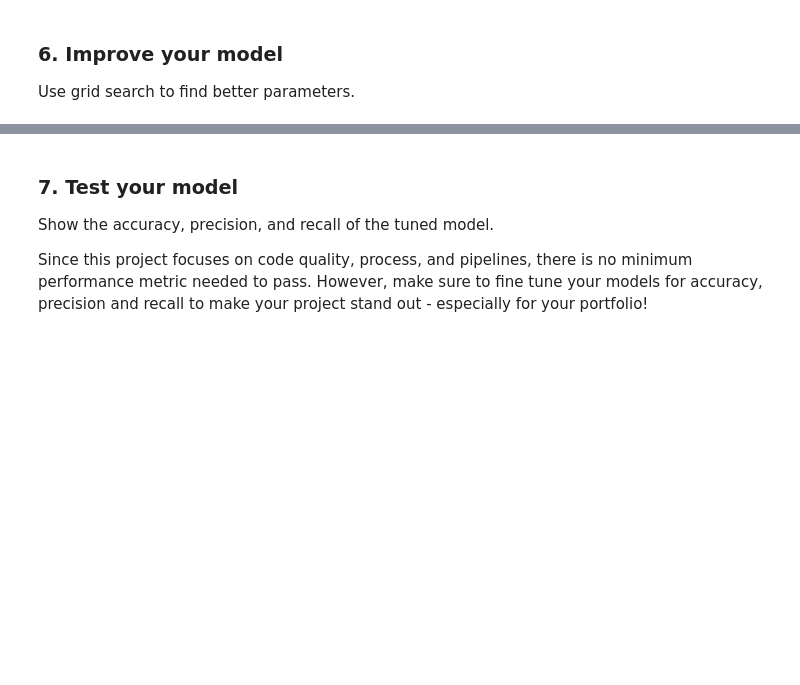
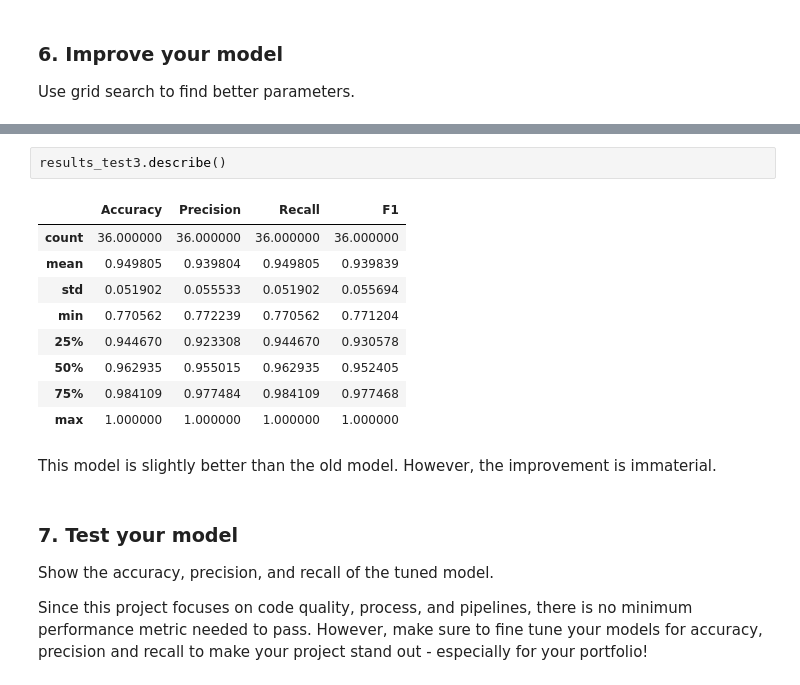
Before and after one commit to rafael-roldao/udct_data_engineering, a Jupyter notebook: ML Pipeline Preparation.ipynb, the cells around one changed output, grey strips where cells are left out. Drawn from its saved outputs; the diff is of its cells as text; blank space fills up the shorter version.

```diff
--- a/ML Pipeline Preparation.ipynb
+++ b/ML Pipeline Preparation.ipynb
@@ -251,3 +366,17 @@ cv =
+# %%
+results_test3.describe()
+# %% [output]
+|  | Accuracy | Precision | Recall | F1 |
+| count | 36.000000 | 36.000000 | 36.000000 | 36.000000 |
+| mean | 0.949805 | 0.939804 | 0.949805 | 0.939839 |
+| std | 0.051902 | 0.055533 | 0.051902 | 0.055694 |
+| min | 0.770562 | 0.772239 | 0.770562 | 0.771204 |
+| 25% | 0.944670 | 0.923308 | 0.944670 | 0.930578 |
+| 50% | 0.962935 | 0.955015 | 0.962935 | 0.952405 |
+| 75% | 0.984109 | 0.977484 | 0.984109 | 0.977468 |
+| max | 1.000000 | 1.000000 | 1.000000 | 1.000000 |
+# %% [markdown]
+This model is slightly better than the old model. However, the improvement is immaterial.
 # %% [markdown]
 ### 7. Test your model
 Show the accuracy, precision, and recall of the tuned model.
```
Also changed, not shown: parts of 15 cells of this notebook.
